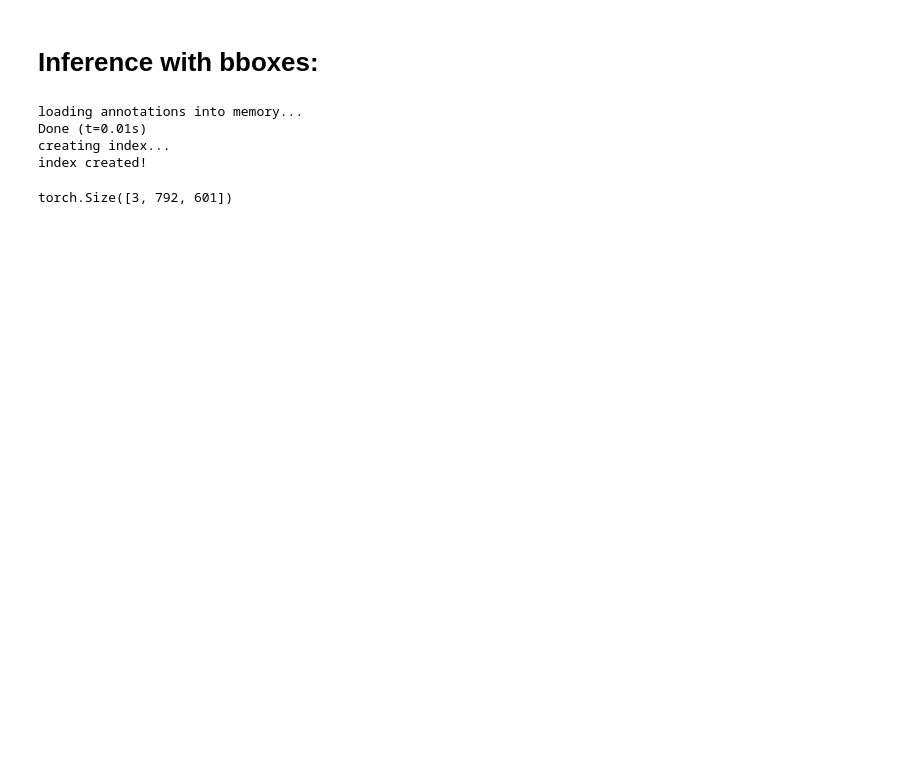
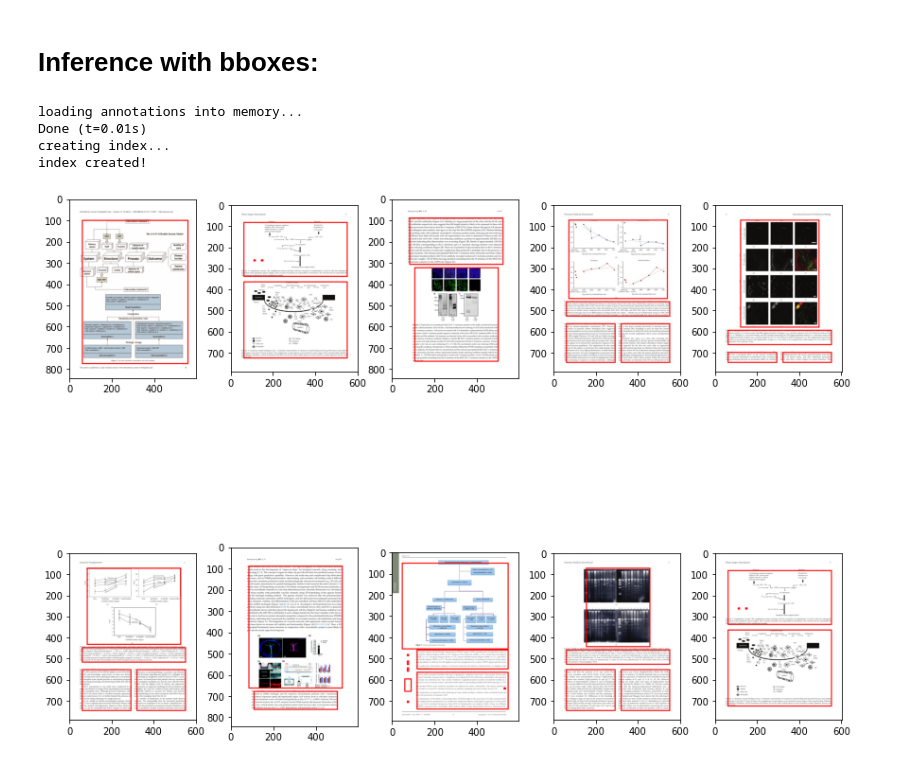
Before and after one commit to kumgleb/OCR_doc_layout, a Jupyter notebook: report.ipynb, the cells around one changed output. Cells and saved outputs as stored; diff of their text form; code cells hidden in the pictures; blank space fills up the shorter version.

```diff
--- a/report.ipynb
+++ b/report.ipynb
@@ -144,12 +149,18 @@ creating index...
 index created!
 # %%
 # Random test image:
-rand_idx = np.random.choice(len(dataset_test))
-img, orig_img = dataset_test[rand_idx]
 
-postproc = ErodeDilate(3, 5, 2)
-img = infer_bboxes(model, img, orig_img, device, postproc)
+fig, ax = plt.subplots(2, 5, figsize=(12, 12))
 
-plt.imshow(img)
+for ax in ax.ravel():
+    rand_idx = np.random.choice(len(dataset_test))
+    img, orig_img = dataset_test[rand_idx]
+
+    postproc = None
+    img = infer_bboxes(model, img, orig_img, device, postproc)
+
+    ax.imshow(img)
+
+plt.tight_layout()
 # %% [output]
-torch.Size([3, 792, 601])
+[figure, added]
```
Also changed, not shown: parts of 10 cells of this notebook, 2 other files.
